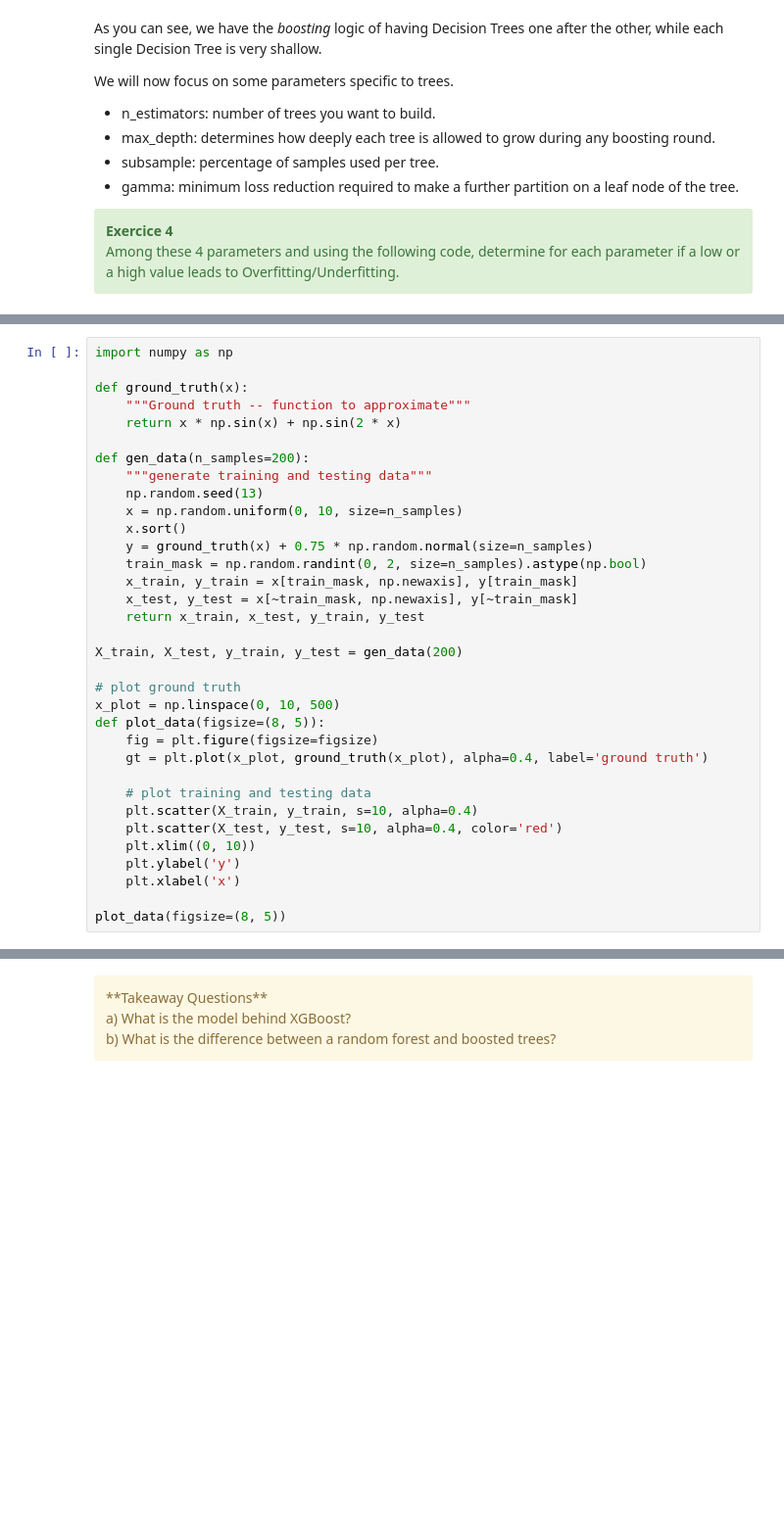
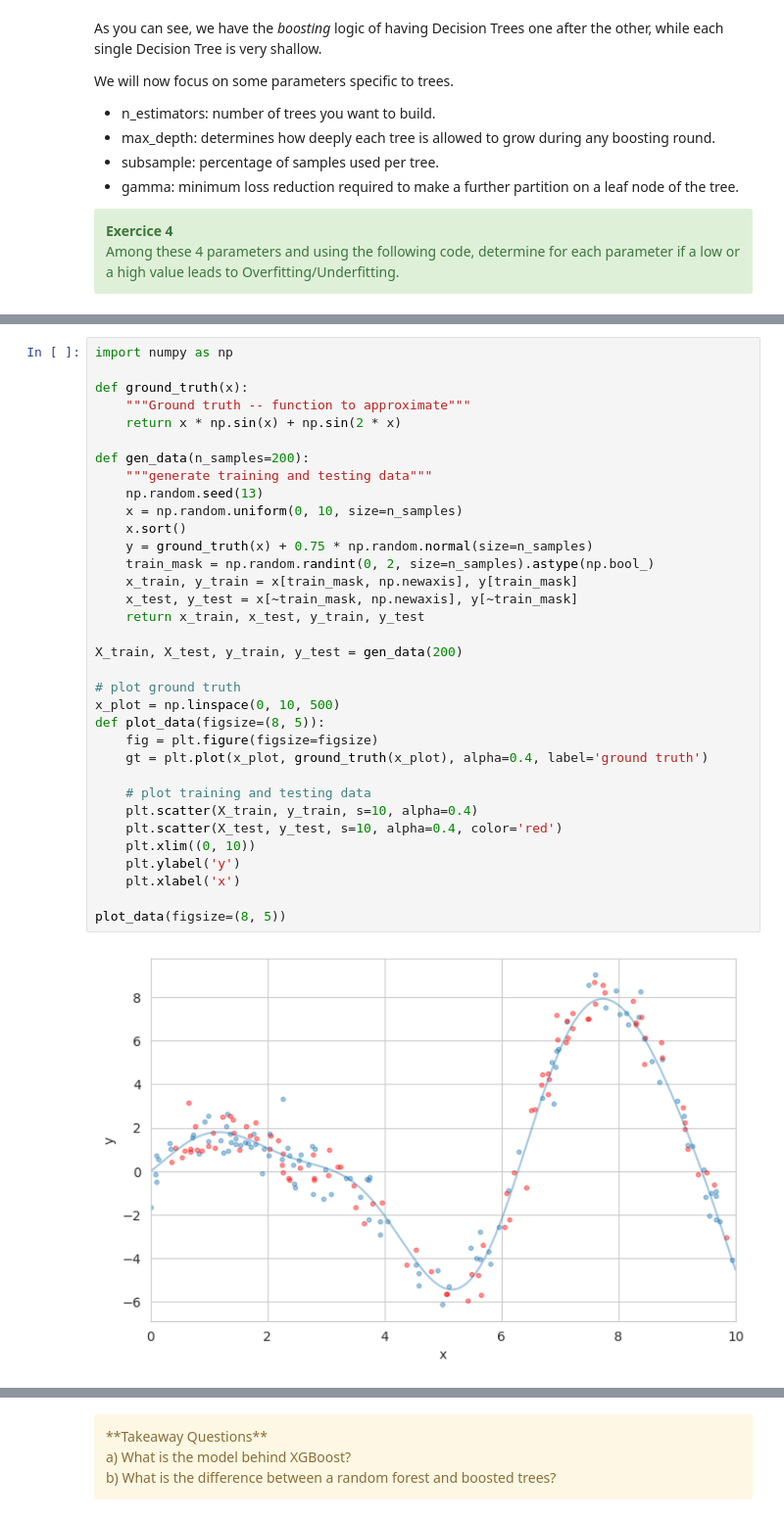
Before and after one commit to SupaeroDataScience/machine-learning, a Jupyter notebook: 10 - Gradient Boosting/02 - XGBoost and ensemble models.ipynb, the cells around one changed output, grey strips where cells are left out. Shown: that part at 98% size. Drawn from its saved outputs; the diff is of its cells as text; blank space fills up the shorter version.

```diff
--- a/10 - Gradient Boosting/02 - XGBoost and ensemble models.ipynb
+++ b/10 - Gradient Boosting/02 - XGBoost and ensemble models.ipynb
@@ -264,34 +316,36 @@ import numpy as np
 def ground_truth(x):
     """Ground truth -- function to approximate"""
     return x * np.sin(x) + np.sin(2 * x)
 
 def gen_data(n_samples=200):
     """generate training and testing data"""
     np.random.seed(13)
     x = np.random.uniform(0, 10, size=n_samples)
     x.sort()
     y = ground_truth(x) + 0.75 * np.random.normal(size=n_samples)
-    train_mask = np.random.randint(0, 2, size=n_samples).astype(np.bool)
+    train_mask = np.random.randint(0, 2, size=n_samples).astype(np.bool_)
     x_train, y_train = x[train_mask, np.newaxis], y[train_mask]
     x_test, y_test = x[~train_mask, np.newaxis], y[~train_mask]
     return x_train, x_test, y_train, y_test
 
 X_train, X_test, y_train, y_test = gen_data(200)
 
 # plot ground truth
 x_plot = np.linspace(0, 10, 500)
 def plot_data(figsize=(8, 5)):
     fig = plt.figure(figsize=figsize)
     gt = plt.plot(x_plot, ground_truth(x_plot), alpha=0.4, label='ground truth')
 
     # plot training and testing data
     plt.scatter(X_train, y_train, s=10, alpha=0.4)
     plt.scatter(X_test, y_test, s=10, alpha=0.4, color='red')
     plt.xlim((0, 10))
     plt.ylabel('y')
     plt.xlabel('x')
 
 plot_data(figsize=(8, 5))
+# %% [output]
+[figure, added]
 # %%
 from itertools import islice
 from xgboost import XGBRegressor
```
Also changed, not shown: parts of 7 cells of this notebook, 2 other files.
